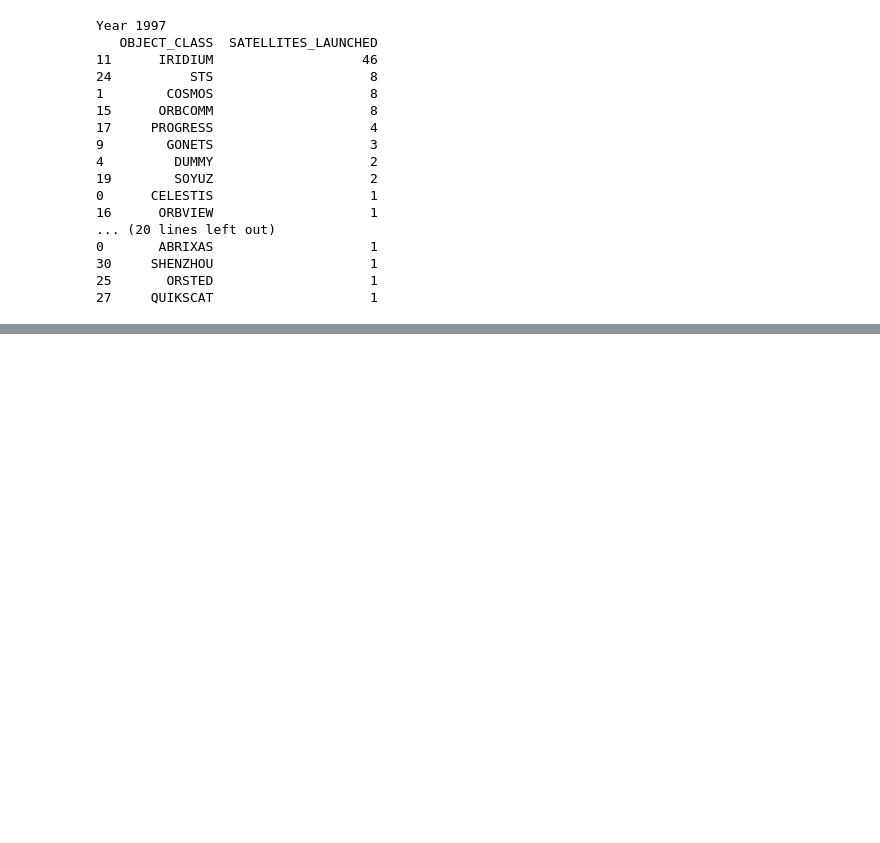
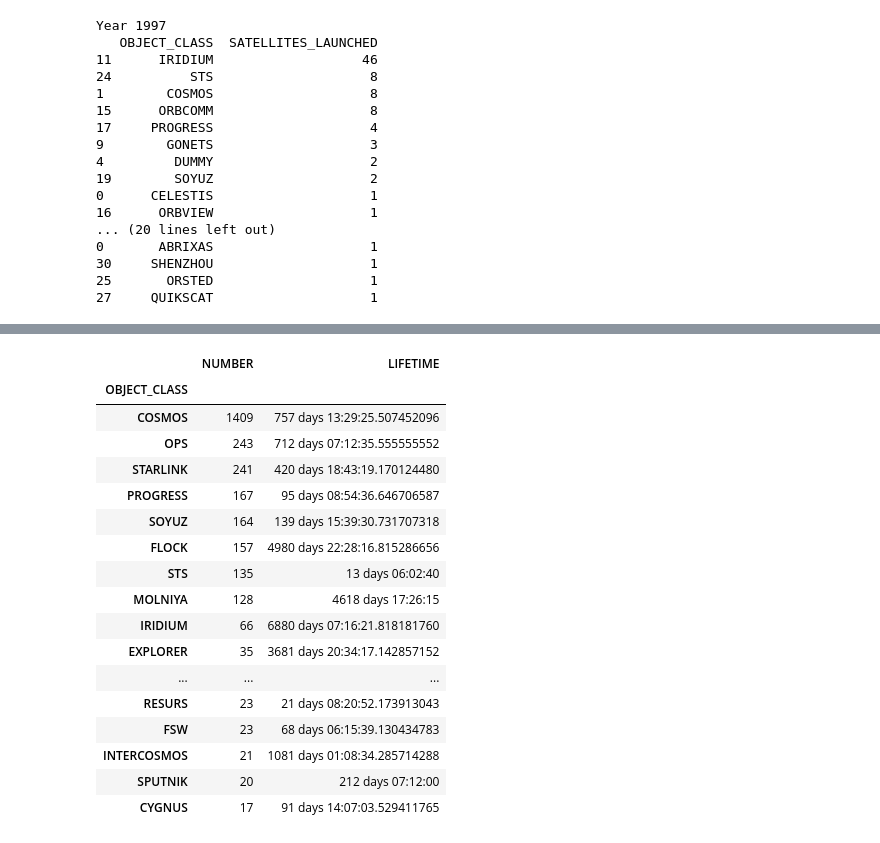
Before and after one commit to Rakagami/datascience_satellites_and_me, a Jupyter notebook: notebook.ipynb, the cells around one changed output, grey strips where cells are left out. Cells and saved outputs as stored; diff of their text form; code cells hidden in the pictures; blank space fills up the shorter version.

Commit message:
Added Decayed Satellite parts

```diff
--- a/notebook.ipynb
+++ b/notebook.ipynb
@@ -416,0 +419,3 @@ Year 1997
+# %%
+decayed_df = df.dropna(subset=["DECAY_DATE"])
+decayed_df["LIFETIME"] = decayed_df.apply(lambda row: row["DECAY_DATE"] - row["LAUNCH_DATE"], axis=1)
@@ -416,0 +456,29 @@ Year 1997
+# %%
+mean_df = decayed_df.filter(["OBJECT_CLASS", "LIFETIME"]).groupby(["OBJECT_CLASS"], as_index=False).mean()
+mean_df.set_index("OBJECT_CLASS", inplace=True)
+count_df = decayed_df.filter(["OBJECT_CLASS", "OBJECT_ID"]).groupby(["OBJECT_CLASS"], as_index=False).count()
+count_df.rename(columns = {"OBJECT_ID": "NUMBER"}, inplace=True)
+#mean_df = mean_df.sort_values(["LIFETIME"], ascending=False)
+count_df.set_index("OBJECT_CLASS", inplace=True)
+
+decayed_classes_df = count_df.join(mean_df)
+decayed_classes_df.sort_values("NUMBER", ascending=False)[:20]
+# %% [output]
+|  | NUMBER | LIFETIME |
+| OBJECT_CLASS |  |  |
+| COSMOS | 1409 | 757 days 13:29:25.507452096 |
+| OPS | 243 | 712 days 07:12:35.555555552 |
+| STARLINK | 241 | 420 days 18:43:19.170124480 |
+| PROGRESS | 167 | 95 days 08:54:36.646706587 |
+| SOYUZ | 164 | 139 days 15:39:30.731707318 |
+| FLOCK | 157 | 4980 days 22:28:16.815286656 |
+| STS | 135 | 13 days 06:02:40 |
+| MOLNIYA | 128 | 4618 days 17:26:15 |
+| IRIDIUM | 66 | 6880 days 07:16:21.818181760 |
+| EXPLORER | 35 | 3681 days 20:34:17.142857152 |
+| ... | ... | ... |
+| RESURS | 23 | 21 days 08:20:52.173913043 |
+| FSW | 23 | 68 days 06:15:39.130434783 |
+| INTERCOSMOS | 21 | 1081 days 01:08:34.285714288 |
+| SPUTNIK | 20 | 212 days 07:12:00 |
+| CYGNUS | 17 | 91 days 14:07:03.529411765 |
```
Also changed, not shown: parts of 10 cells of this notebook.
